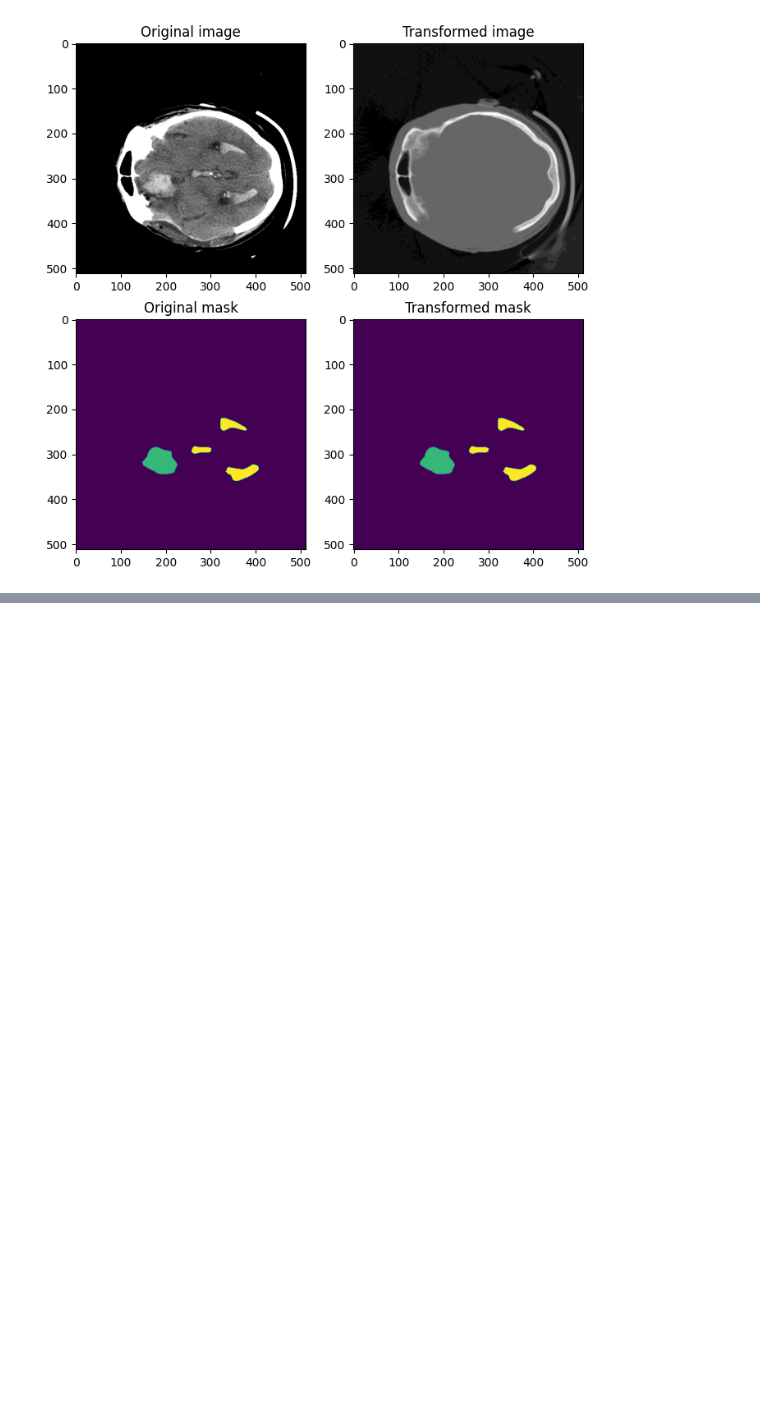
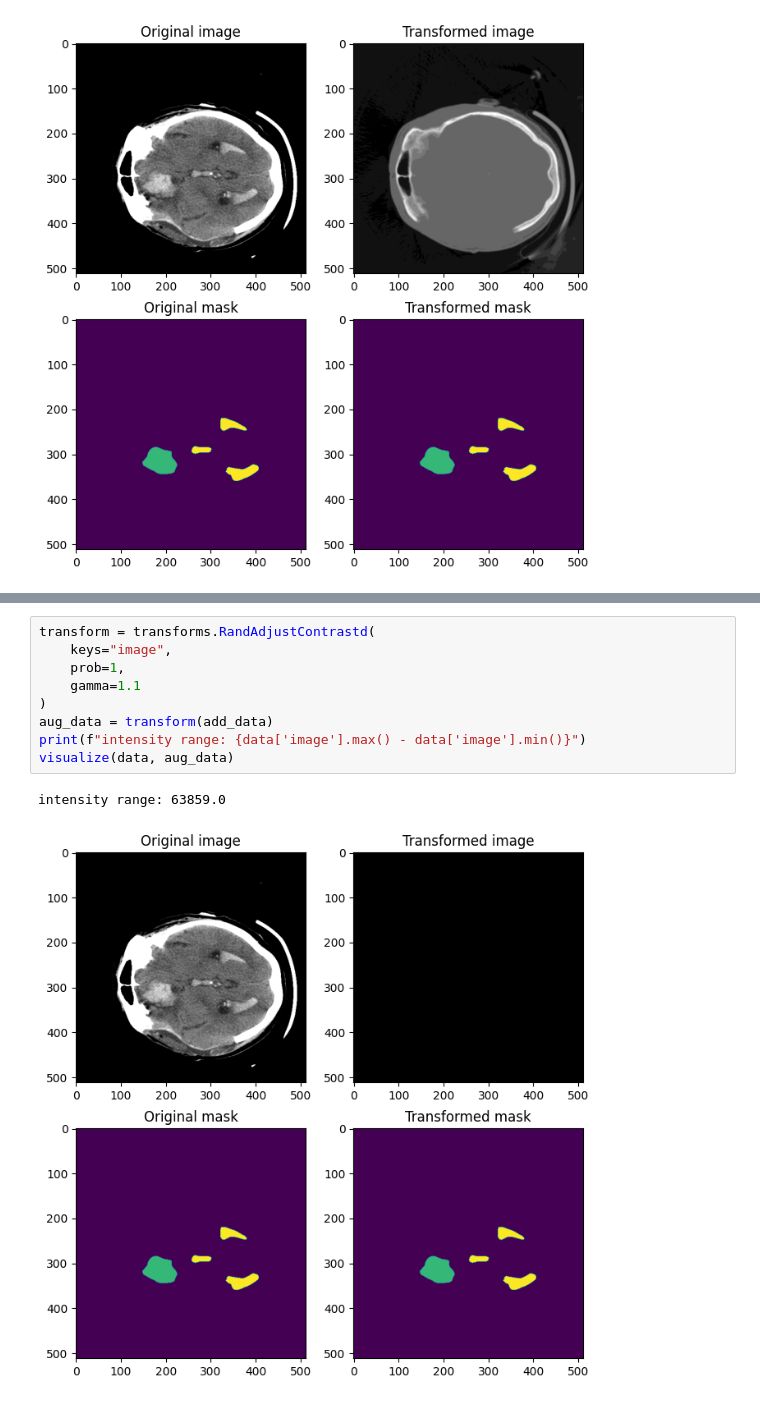
Before and after one commit to codecat0/Deep-Learning-With-Code, a Jupyter notebook: tutotial/monai/monai_aug_intensity.ipynb, the cells around one changed output, grey strips where cells are left out. Drawn from its saved outputs; the diff is of its cells as text; blank space fills up the shorter version.

```diff
--- a/tutotial/monai/monai_aug_intensity.ipynb
+++ b/tutotial/monai/monai_aug_intensity.ipynb
@@ -338,0 +478,12 @@ image mean: -0.00, image std: 1.00
+# %%
+transform = transforms.RandAdjustContrastd(
+    keys="image",
+    prob=1,
+    gamma=1.1
+)
+aug_data = transform(add_data)
+print(f"intensity range: {data['image'].max() - data['image'].min()}")
+visualize(data, aug_data)
+# %% [output]
+intensity range: 63859.0
+[figure, added]
```
Also changed, not shown: parts of 35 cells of this notebook.
